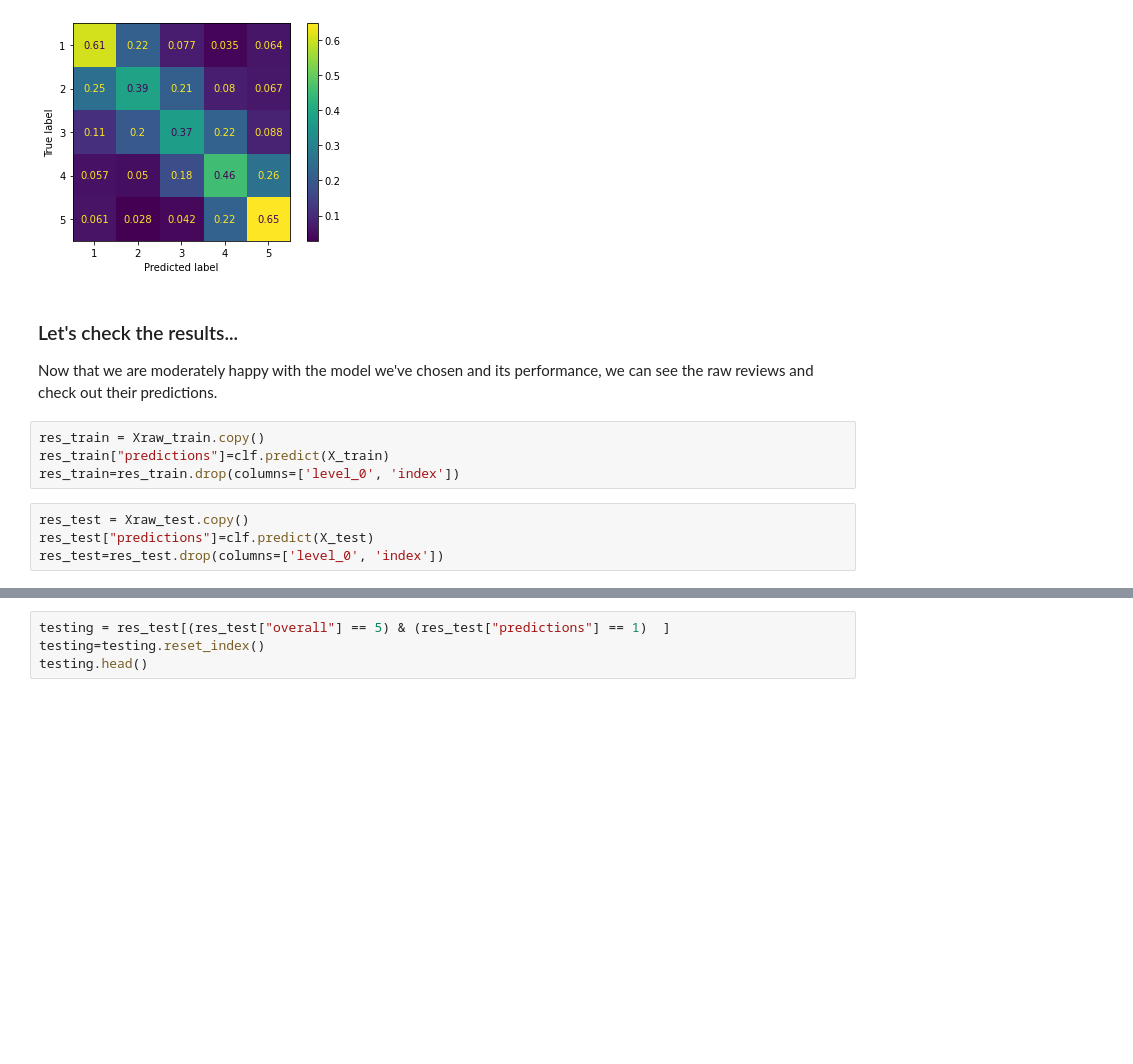
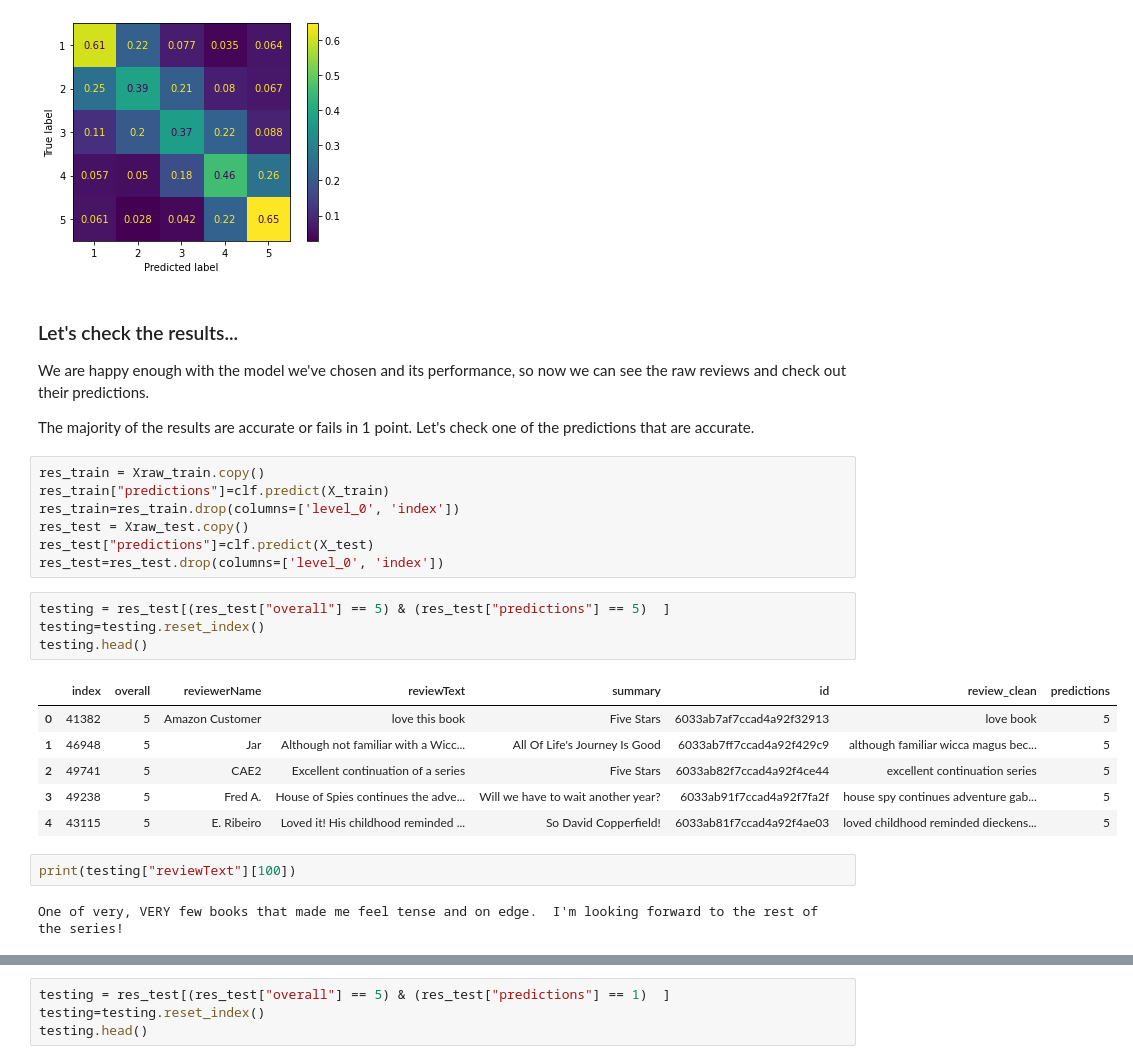
Before and after one commit to ordovas/amazon_books_reviews, a Jupyter notebook: pipeline_multi_ml.ipynb, the cells around one changed output, grey strips where cells are left out. Drawn from its saved outputs; the diff is of its cells as text; blank space fills up the shorter version.

Commit message:
Showing examples of reviews

```diff
--- a/pipeline_multi_ml.ipynb
+++ b/pipeline_multi_ml.ipynb
@@ -132,12 +132,28 @@ Test subsample:
 # %% [markdown]
 ### Let's check the results...
 
-Now that we are moderately happy with the model we've chosen and its performance, we can see the raw reviews and check out their predictions.
+We are happy enough with the model we've chosen and its performance, so now we can see the raw reviews and check out their predictions.
+
+The majority of the results are accurate or fails in 1 point. Let's check one of the predictions that are accurate.
 # %%
 res_train = Xraw_train.copy()
 res_train["predictions"]=clf.predict(X_train)
 res_train=res_train.drop(columns=['level_0', 'index'])
+res_test = Xraw_test.copy()
+res_test["predictions"]=clf.predict(X_test)
+res_test=res_test.drop(columns=['level_0', 'index'])
-# %%
-res_test = Xraw_test.copy()
-res_test["predictions"]=clf.predict(X_test)
-res_test=res_test.drop(columns=['level_0', 'index'])
+# %%
+testing = res_test[(res_test["overall"] == 5) & (res_test["predictions"] == 5)  ]
+testing=testing.reset_index()
+testing.head()
+# %% [output]
+|  | index | overall | reviewerName | reviewText | summary | id | review_clean | predictions |
+| 0 | 41382 | 5 | Amazon Customer | love this book | Five Stars | 6033ab7af7ccad4a92f32913 | love book | 5 |
+| 1 | 46948 | 5 | Jar | Although not familiar with a Wicc... | All Of Life's Journey Is Good | 6033ab7ff7ccad4a92f429c9 | although familiar wicca magus bec... | 5 |
+| 2 | 49741 | 5 | CAE2 | Excellent continuation of a series | Five Stars | 6033ab82f7ccad4a92f4ce44 | excellent continuation series | 5 |
+| 3 | 49238 | 5 | Fred A. | House of Spies continues the adve... | Will we have to wait another year? | 6033ab91f7ccad4a92f7fa2f | house spy continues adventure gab... | 5 |
+| 4 | 43115 | 5 | E. Ribeiro | Loved it! His childhood reminded ... | So David Copperfield! | 6033ab81f7ccad4a92f4ae03 | loved childhood reminded dieckens... | 5 |
+# %%
+print(testing["reviewText"][100])
+# %% [output]
+One of very, VERY few books that made me feel tense and on edge.  I'm looking forward to the rest of the series!
```
Also changed, not shown: parts of 7 cells of this notebook.
